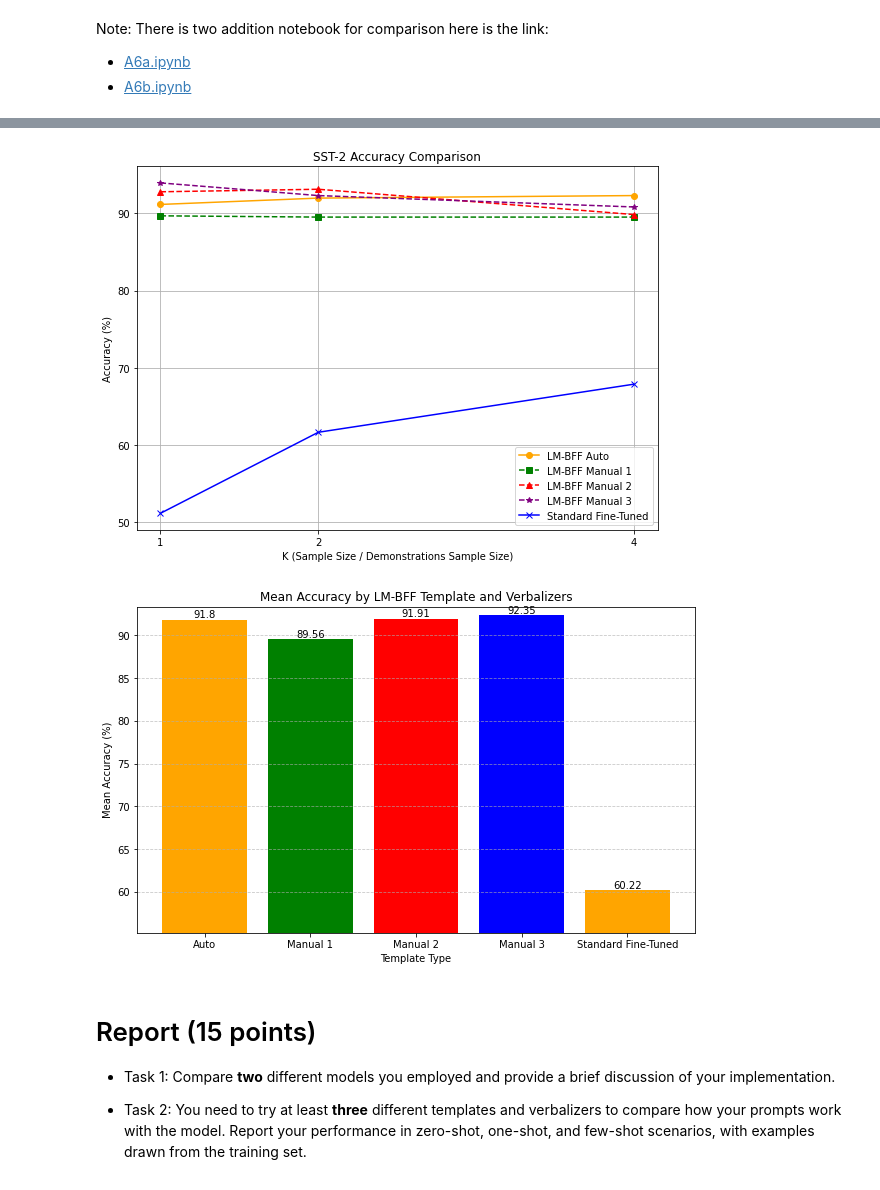
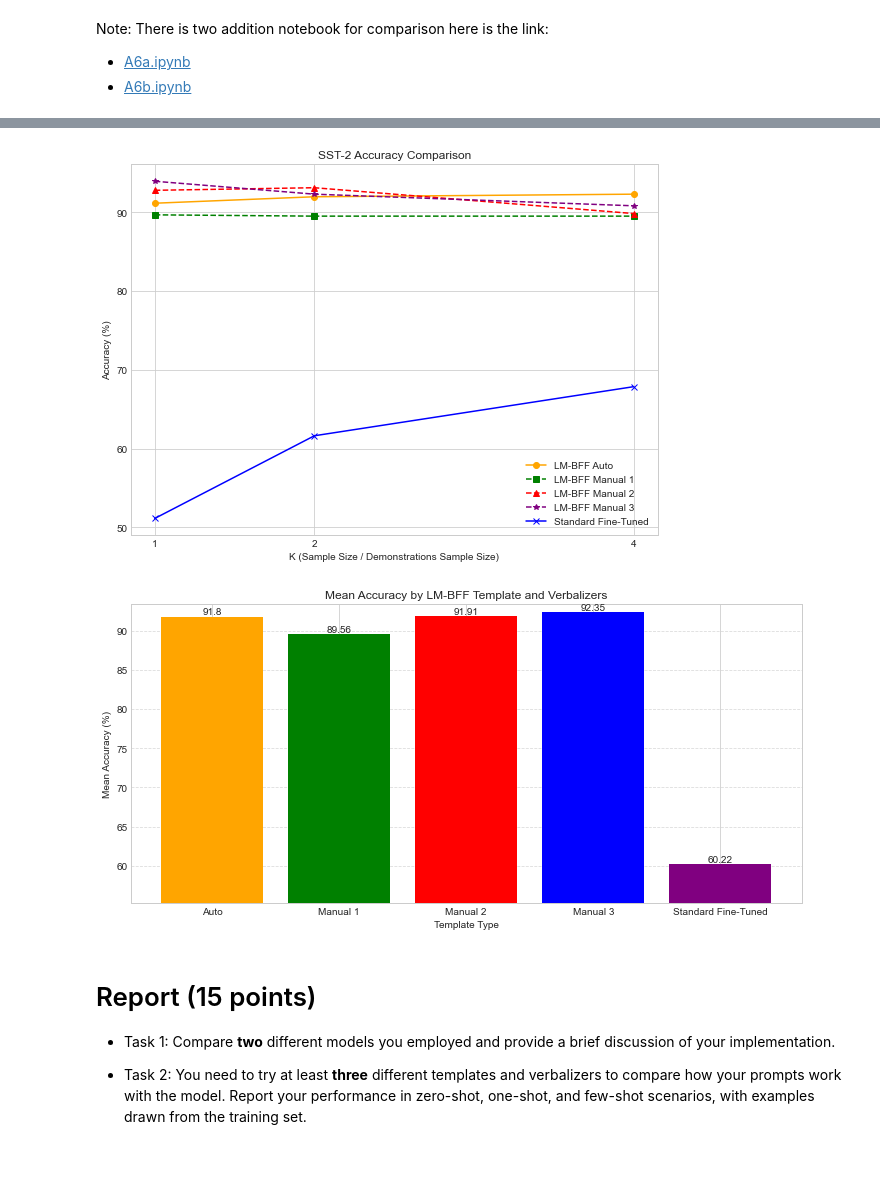
Before and after one commit to whats2000/Deep-Learning, a Jupyter notebook: PyTorch/Class/pytorch106/A6.ipynb, the cells around one changed output, grey strips where cells are left out. Saved outputs shown, nothing was run; the diff lists cells and outputs as text; code cells hidden in the pictures.

```diff
--- a/PyTorch/Class/pytorch106/A6.ipynb
+++ b/PyTorch/Class/pytorch106/A6.ipynb
@@ -1579,7 +1635,8 @@ df
 # %%
 import numpy as np
 
-# Based on the user's instructions, let's reconstruct the dataframe to align with the requirements.
+plt.style.use('seaborn-whitegrid')
+
 # K values have changed to 1, 2, and 4.
 k_values = [1, 2, 4]
 
@@ -1619,42 +1676,45 @@ plt.xticks(k_values, labels=k_values)
 plt.legend()
 plt.grid(True)
 plt.tight_layout()
+plt.savefig('Task3ResultLinePlot.png', dpi=150, bbox_inches='tight')
 plt.show()
 # %% [output]
-[figure, old version]
+[figure, new version]
 # %%
 import numpy as np
 
 # Prepare the data for the bar chart
 templates = ['Auto', 'Manual 1', 'Manual 2', 'Manual 3', 'Standard Fine-Tuned']
 accuracy_means = [
     np.mean(lm_bff_auto_acc),
     np.mean(lm_bff_manual_1_acc),
     np.mean(lm_bff_manual_2_acc),
     np.mean(lm_bff_manual_3_acc),
     np.mean(sft_acc)
 ]
 
 # Create the bar chart
-plt.figure(figsize=(10, 6))
-bars = plt.bar(templates, accuracy_means, color=['orange', 'green', 'red', 'blue'])
+plt.figure(figsize=(10, 5))
+bars = plt.bar(templates, accuracy_means, color=['orange', 'green', 'red', 'blue', 'purple'])
 
 # Add the value on top of each bar
 for bar in bars:
-    yval = bar.get_height()
-    plt.text(bar.get_x() + bar.get_width()/2, yval, round(yval, 2), ha='center', va='bottom')
+    y_val = bar.get_height()
+    plt.text(bar.get_x() + bar.get_width() / 2, y_val, round(y_val, 2), ha='center', va='bottom')
 
 # Add titles and labels
 plt.xlabel('Template Type')
 plt.ylabel('Mean Accuracy (%)')
 plt.title('Mean Accuracy by LM-BFF Template and Verbalizers')
 plt.ylim([min(accuracy_means) - 5, max(accuracy_means) + 1])  # Set y-axis limits for better visualization
 plt.grid(axis='y', linestyle='--', alpha=0.7)
 
 # Show the plot
+plt.tight_layout()
+plt.savefig('Task3ResultLineBar.png', dpi=150, bbox_inches='tight')
 plt.show()
 # %% [output]
-[figure, old version]
+[figure, new version]
 # %% [markdown]
 # Report (15 points)
 
```
Also changed, not shown: parts of 6 cells of this notebook.
